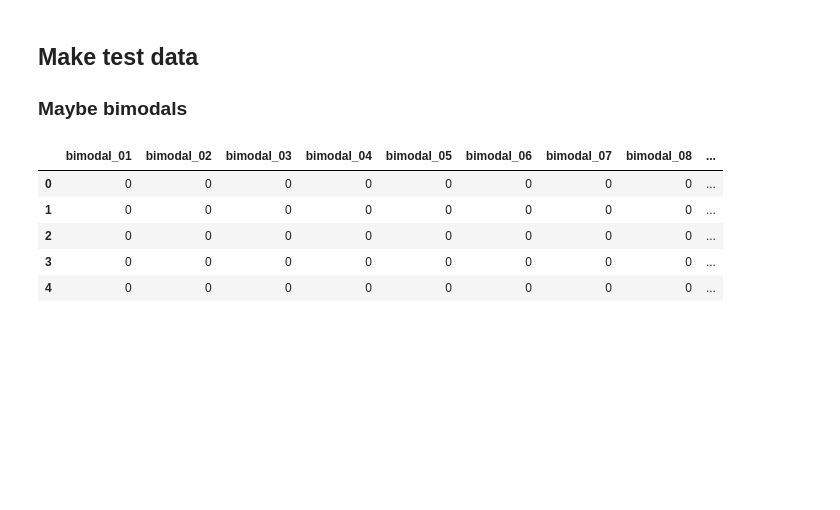
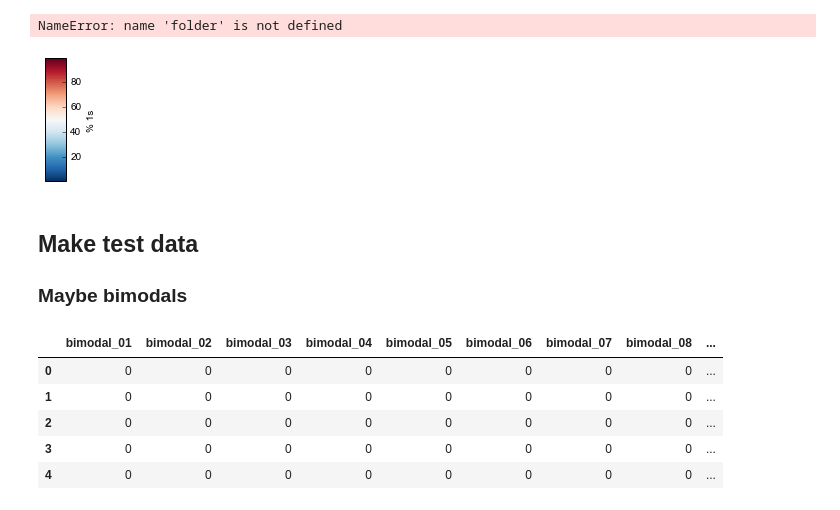
Before and after one commit to YeoLab/singlecell_pnm, a Jupyter notebook: S06._Supplementary_Figure6/S06_Supplementary_Figure_6_Anchor_Simulations_Maybe_Bimodals.ipynb, the cells around one changed output. Saved outputs shown, nothing was run; the diff lists cells and outputs as text; code cells hidden in the pictures; blank space fills up the shorter version.

Commit message:
add colormap of percentage of ones

```diff
--- a/S06._Supplementary_Figure6/S06_Supplementary_Figure_6_Anchor_Simulations_Maybe_Bimodals.ipynb
+++ b/S06._Supplementary_Figure6/S06_Supplementary_Figure_6_Anchor_Simulations_Maybe_Bimodals.ipynb
@@ -20,6 +23,20 @@ np.random.seed(sum(map(ord, 'anchor')))
 # Define folder to save figures
 folder = 'pdf'
 !mkdir -p $folder
+# %%
+import matplotlib as mpl
+import matplotlib.pyplot as plt
+%matplotlib inline
+
+fig, ax = plt.subplots(figsize=(1, 2))
+cmap = mpl.cm.RdBu_r
+norm = mpl.colors.Normalize(vmin=1, vmax=99)
+mpl.colorbar.ColorbarBase(ax, cmap=cmap, label='% 1s', norm=norm, ticks=[0, 20, 40, 60, 80, 100])
+fig.tight_layout()
+fig.savefig('{}/maybe_bimodals_percent_ones_colorbar_cmap.pdf'.format(folder))
+# %% [output]
+NameError: name 'folder' is not defined
+[figure, added]
 # %%
 bayesian = anchor.BayesianModalities()
 # %% [markdown]
```
Also changed, not shown: parts of 3 cells of this notebook, 3 other files.
